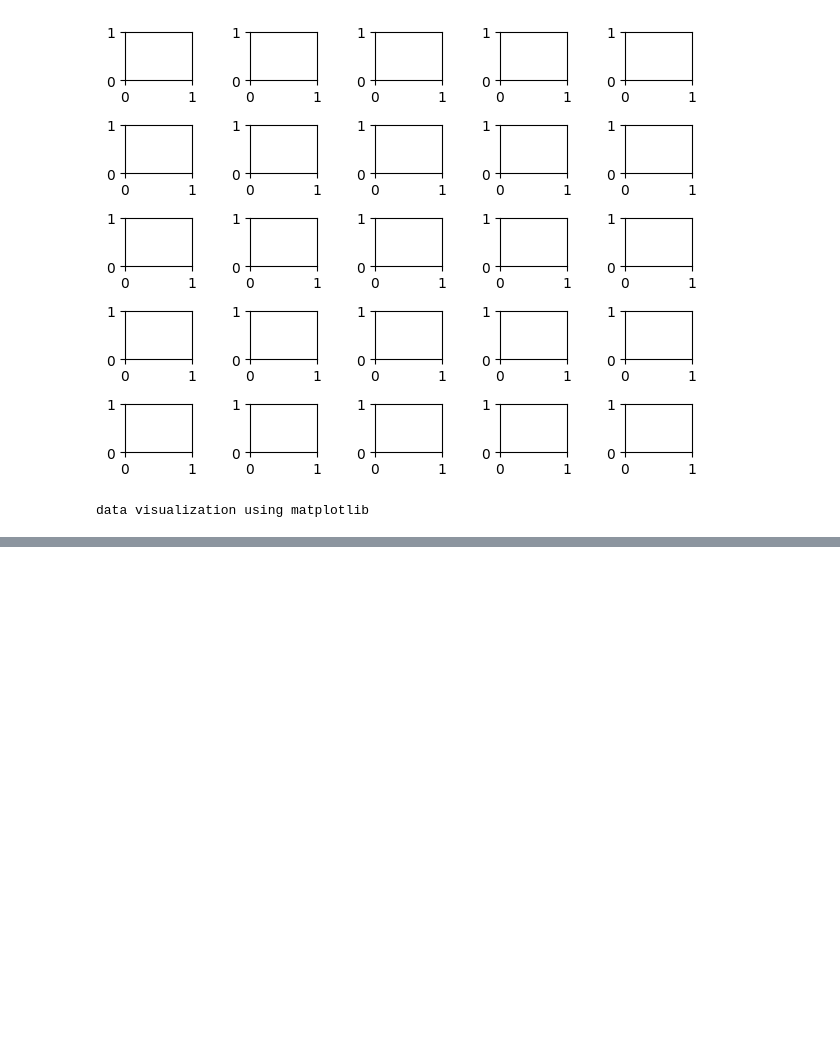
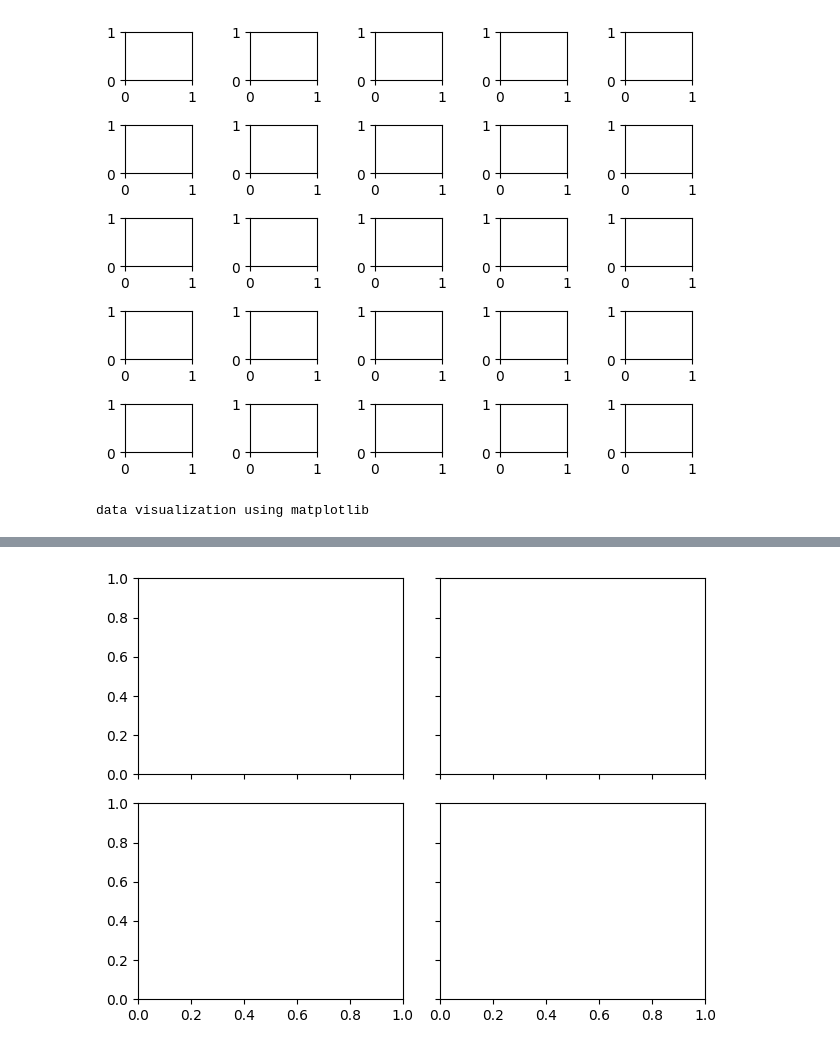
Before and after one commit to RaisulislamRimon/data-science-notes, a Jupyter notebook: module_8/module_8_class/class_1/1_data_visualization.ipynb, the cells around one changed output, grey strips where cells are left out. Drawn from its saved outputs; the diff is of its cells as text; code cells hidden in the pictures; blank space fills up the shorter version.

```diff
--- a/module_8/module_8_class/class_1/1_data_visualization.ipynb
+++ b/module_8/module_8_class/class_1/1_data_visualization.ipynb
@@ -486,0 +500,5 @@ data visualization using matplotlib
+# %%
+fig, axes = plt.subplots(2, 2, sharex=True, sharey=True)
+fig.tight_layout()
+# %% [output]
+[figure, added]
```
Also changed, not shown: parts of 15 cells of this notebook, 1 other file.
